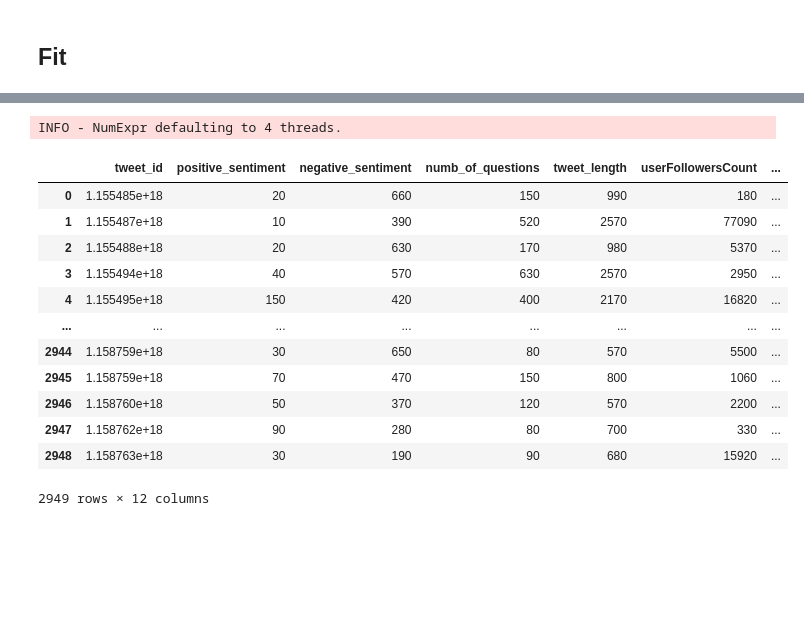
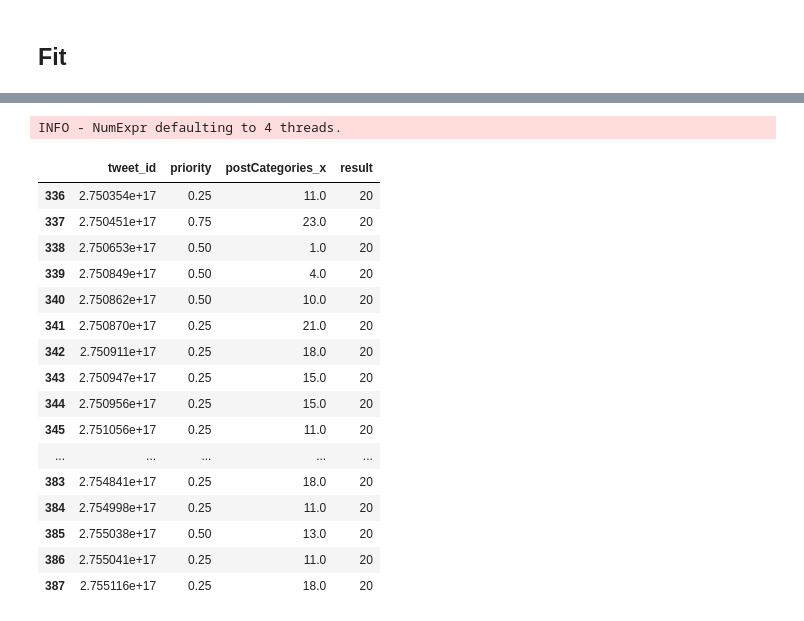
Before and after one commit to glasgowm148/Calamity, a Jupyter notebook: src/python/notebooks/4_Algorithm_run.ipynb, the cells around one changed output, grey strips where cells are left out. Cells and saved outputs as stored; diff of their text form; code cells hidden in the pictures; blank space fills up the shorter version.

```diff
--- a/src/python/notebooks/4_Algorithm_run.ipynb
+++ b/src/python/notebooks/4_Algorithm_run.ipynb
@@ -3,7 +3,7 @@
 #run = "train_df"
 #score = "score_df"
 
-run = "before_selection"
+run = "df_int"
 # %% [markdown]
 ## Igel
 
@@ -199,5 +202,5 @@ res
 # %%
-second_source = pd.read_csv("score_df.csv")
+second_source = pd.read_csv("df_int.csv")
 second_source = df.loc[:, ~df.columns.str.contains('^Unnamed')]
 
 second_source
@@ -218,4 +221,4 @@ second_source
 # %%
-mergedDf = second_source.merge(res, left_index=True, right_index=True)
-mergedDf
+df = second_source.merge(res, left_index=True, right_index=True)
+df
 # %% [output]
@@ -279,17 +264,21 @@ plt.savefig('heatmap.png')
 # %%
-df.loc[df['result'] == 5]
+df.loc[df['result'] == 20]
 # %% [output]
 INFO - NumExpr defaulting to 4 threads.
-|  | tweet_id | positive_sentiment | negative_sentiment | numb_of_questions | tweet_length | userFollowersCount | ... |
-| 0 | 1.155485e+18 | 20 | 660 | 150 | 990 | 180 | ... |
-| 1 | 1.155487e+18 | 10 | 390 | 520 | 2570 | 77090 | ... |
-| 2 | 1.155488e+18 | 20 | 630 | 170 | 980 | 5370 | ... |
-| 3 | 1.155494e+18 | 40 | 570 | 630 | 2570 | 2950 | ... |
-| 4 | 1.155495e+18 | 150 | 420 | 400 | 2170 | 16820 | ... |
-| ... | ... | ... | ... | ... | ... | ... | ... |
-| 2944 | 1.158759e+18 | 30 | 650 | 80 | 570 | 5500 | ... |
-| 2945 | 1.158759e+18 | 70 | 470 | 150 | 800 | 1060 | ... |
-| 2946 | 1.158760e+18 | 50 | 370 | 120 | 570 | 2200 | ... |
-| 2947 | 1.158762e+18 | 90 | 280 | 80 | 700 | 330 | ... |
-| 2948 | 1.158763e+18 | 30 | 190 | 90 | 680 | 15920 | ... |
+|  | tweet_id | priority | postCategories_x | result |
+| 336 | 2.750354e+17 | 0.25 | 11.0 | 20 |
+| 337 | 2.750451e+17 | 0.75 | 23.0 | 20 |
+| 338 | 2.750653e+17 | 0.50 | 1.0 | 20 |
+| 339 | 2.750849e+17 | 0.50 | 4.0 | 20 |
+| 340 | 2.750862e+17 | 0.50 | 10.0 | 20 |
+| 341 | 2.750870e+17 | 0.25 | 21.0 | 20 |
+| 342 | 2.750911e+17 | 0.25 | 18.0 | 20 |
+| 343 | 2.750947e+17 | 0.25 | 15.0 | 20 |
+| 344 | 2.750956e+17 | 0.25 | 15.0 | 20 |
+| 345 | 2.751056e+17 | 0.25 | 11.0 | 20 |
+| ... | ... | ... | ... | ... |
+| 383 | 2.754841e+17 | 0.25 | 18.0 | 20 |
+| 384 | 2.754998e+17 | 0.25 | 11.0 | 20 |
+| 385 | 2.755038e+17 | 0.50 | 13.0 | 20 |
+| 386 | 2.755041e+17 | 0.25 | 11.0 | 20 |
+| 387 | 2.755116e+17 | 0.25 | 18.0 | 20 |
-2949 rows × 12 columns
```
Also changed, not shown: parts of 13 cells of this notebook, 30 other files.
